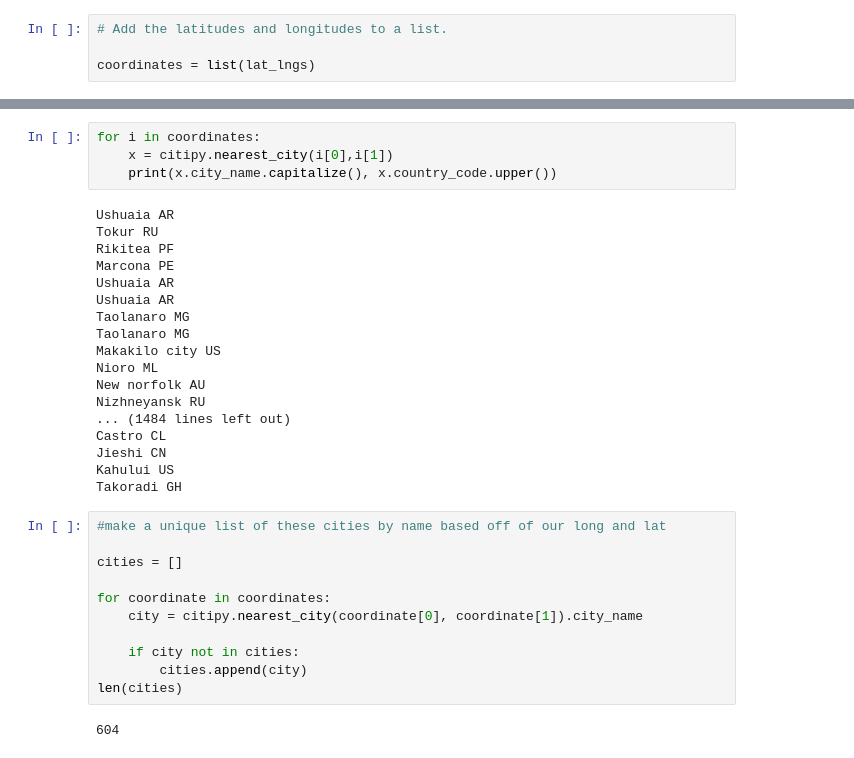
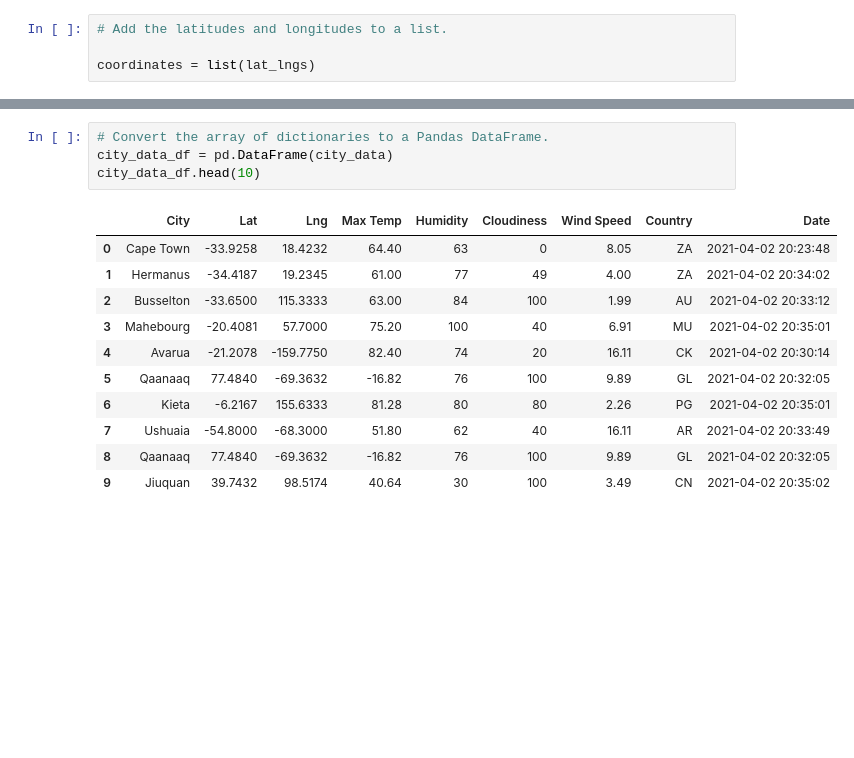
Before and after one commit to TaylorVellios/World_Weather_Analysis, a Jupyter notebook: WeatherPy.ipynb, the cells around one changed output, grey strips where cells are left out. Drawn from its saved outputs; the diff is of its cells as text; blank space fills up the shorter version.

```diff
--- a/WeatherPy.ipynb
+++ b/WeatherPy.ipynb
@@ -49,35 +187,16 @@ coordinates = list(lat_lngs)
-# %%
-for i in coordinates:
-    x = citipy.nearest_city(i[0],i[1])
-    print(x.city_name.capitalize(), x.country_code.upper())
-# %% [output]
-Ushuaia AR
-Tokur RU
-Rikitea PF
-Marcona PE
-Ushuaia AR
-Ushuaia AR
-Taolanaro MG
-Taolanaro MG
-Makakilo city US
-Nioro ML
-New norfolk AU
-Nizhneyansk RU
-... (1484 lines left out)
-Castro CL
-Jieshi CN
-Kahului US
-Takoradi GH
-# %%
-#make a unique list of these cities by name based off of our long and lat
-
-cities = []
-
-for coordinate in coordinates:
-    city = citipy.nearest_city(coordinate[0], coordinate[1]).city_name
-
-    if city not in cities:
-        cities.append(city)
-len(cities)
-# %% [output]
-604
+# %%
+# Convert the array of dictionaries to a Pandas DataFrame.
+city_data_df = pd.DataFrame(city_data)
+city_data_df.head(10)
+# %% [output]
+|  | City | Lat | Lng | Max Temp | Humidity | Cloudiness | Wind Speed | Country | Date |
+| 0 | Cape Town | -33.9258 | 18.4232 | 64.40 | 63 | 0 | 8.05 | ZA | 2021-04-02 20:23:48 |
+| 1 | Hermanus | -34.4187 | 19.2345 | 61.00 | 77 | 49 | 4.00 | ZA | 2021-04-02 20:34:02 |
+| 2 | Busselton | -33.6500 | 115.3333 | 63.00 | 84 | 100 | 1.99 | AU | 2021-04-02 20:33:12 |
+| 3 | Mahebourg | -20.4081 | 57.7000 | 75.20 | 100 | 40 | 6.91 | MU | 2021-04-02 20:35:01 |
+| 4 | Avarua | -21.2078 | -159.7750 | 82.40 | 74 | 20 | 16.11 | CK | 2021-04-02 20:30:14 |
+| 5 | Qaanaaq | 77.4840 | -69.3632 | -16.82 | 76 | 100 | 9.89 | GL | 2021-04-02 20:32:05 |
+| 6 | Kieta | -6.2167 | 155.6333 | 81.28 | 80 | 80 | 2.26 | PG | 2021-04-02 20:35:01 |
+| 7 | Ushuaia | -54.8000 | -68.3000 | 51.80 | 62 | 40 | 16.11 | AR | 2021-04-02 20:33:49 |
+| 8 | Qaanaaq | 77.4840 | -69.3632 | -16.82 | 76 | 100 | 9.89 | GL | 2021-04-02 20:32:05 |
+| 9 | Jiuquan | 39.7432 | 98.5174 | 40.64 | 30 | 100 | 3.49 | CN | 2021-04-02 20:35:02 |
```
Also changed, not shown: parts of 14 cells of this notebook, 2 other files.
